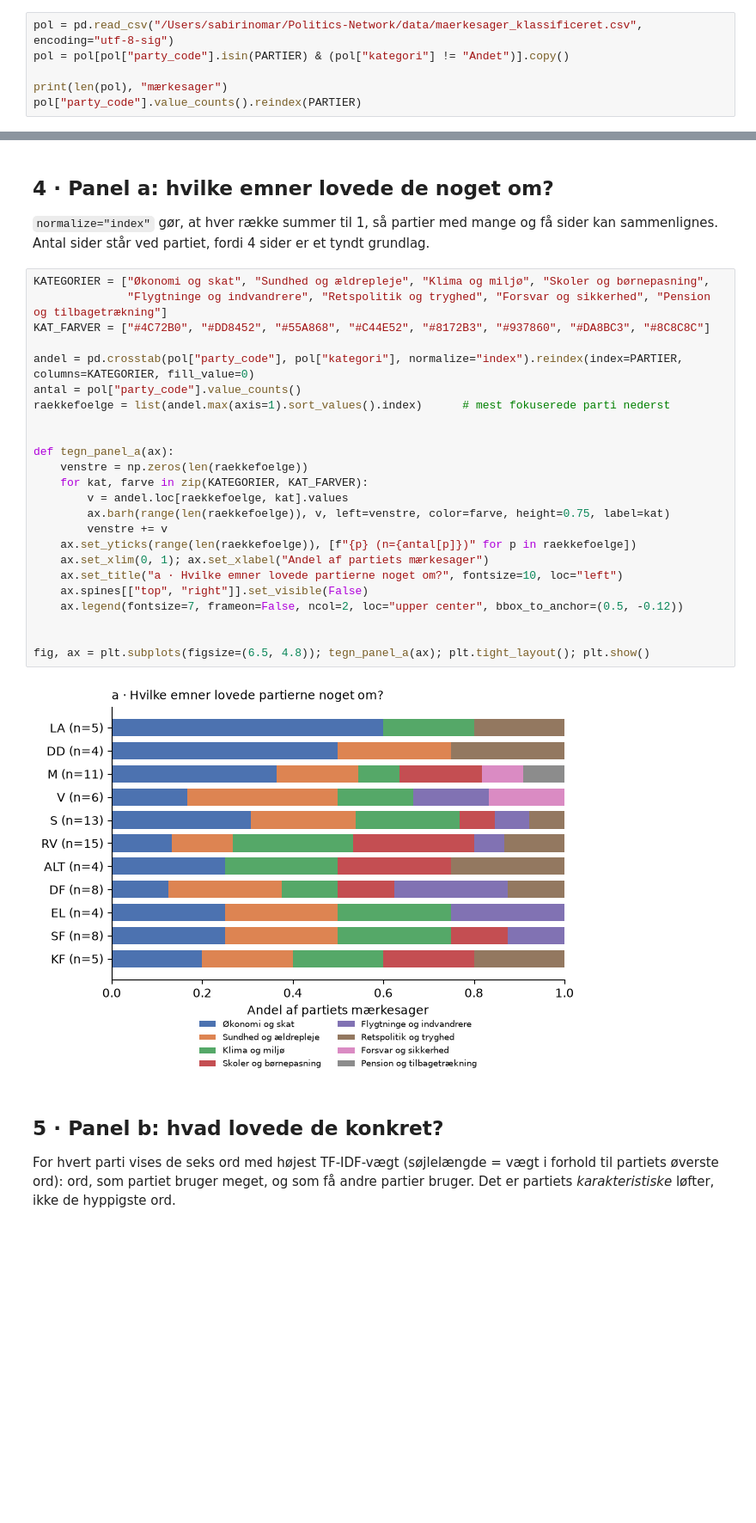
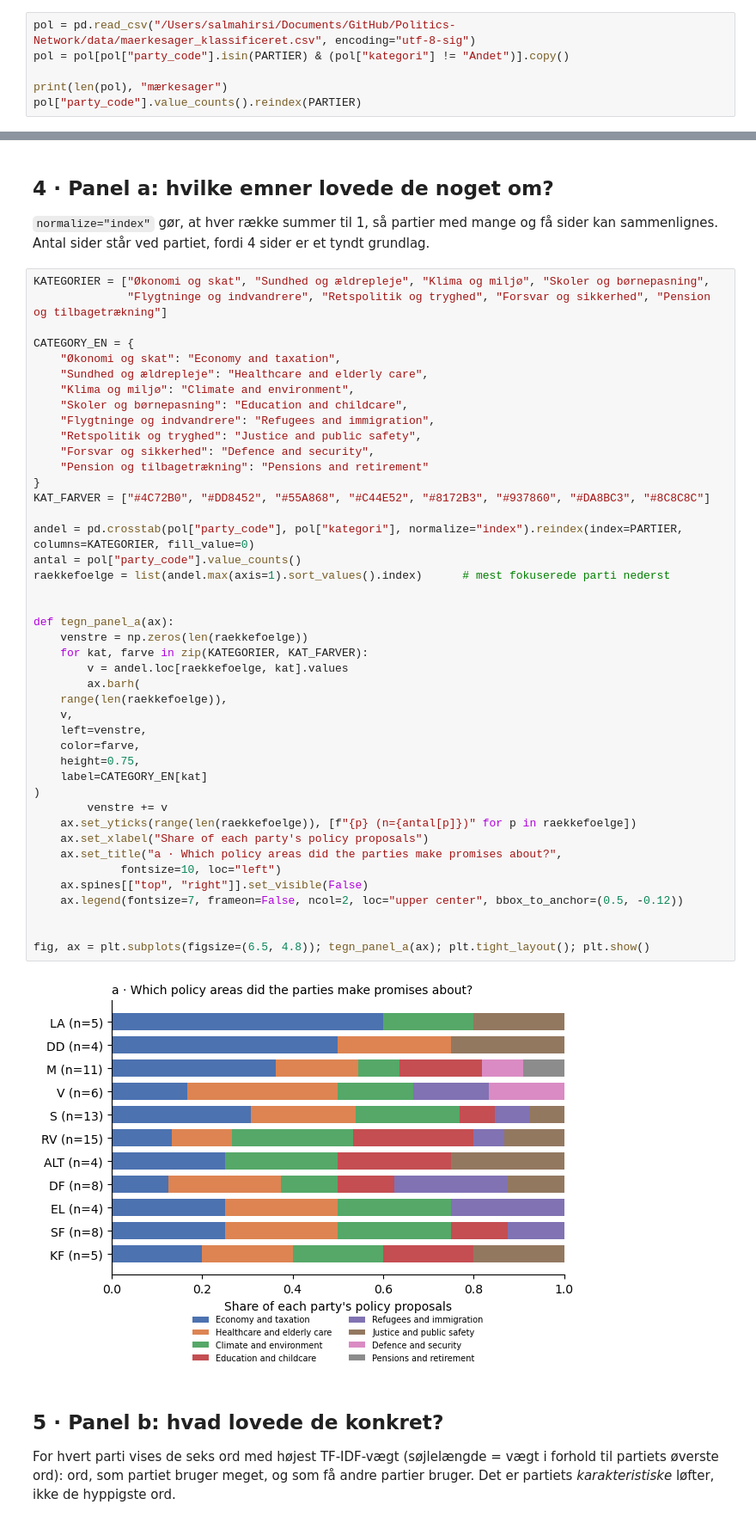
Before and after one commit to Signedue/Politics-Network, a Jupyter notebook: notebooks/HvadLovedeDe/fig1_hvad_lover_de.ipynb, the cells around one changed output, grey strips where cells are left out. Shown at 86% size. Drawn from its saved outputs; the diff is of its cells as text; blank space fills up the shorter version.

```diff
--- a/notebooks/HvadLovedeDe/fig1_hvad_lover_de.ipynb
+++ b/notebooks/HvadLovedeDe/fig1_hvad_lover_de.ipynb
@@ -32,7 +32,7 @@ FARVER = {"S": "#E32F3B", "V": "#254264", "M": "#B48CD2", "SF": "#E07EA8", "DD":
 # %% [markdown]
 ## 1 · Indlæs og filtrér
 # %%
-pol = pd.read_csv("/Users/sabirinomar/Politics-Network/data/maerkesager_klassificeret.csv", encoding="utf-8-sig")
+pol = pd.read_csv("/Users/salmahirsi/Documents/GitHub/Politics-Network/data/maerkesager_klassificeret.csv", encoding="utf-8-sig")
 pol = pol[pol["party_code"].isin(PARTIER) & (pol["kategori"] != "Andet")].copy()
 
 print(len(pol), "mærkesager")
@@ -136,29 +135,48 @@ dtype: float64
 # %%
 KATEGORIER = ["Økonomi og skat", "Sundhed og ældrepleje", "Klima og miljø", "Skoler og børnepasning",
               "Flygtninge og indvandrere", "Retspolitik og tryghed", "Forsvar og sikkerhed", "Pension og tilbagetrækning"]
+
+CATEGORY_EN = {
+    "Økonomi og skat": "Economy and taxation",
+    "Sundhed og ældrepleje": "Healthcare and elderly care",
+    "Klima og miljø": "Climate and environment",
+    "Skoler og børnepasning": "Education and childcare",
+    "Flygtninge og indvandrere": "Refugees and immigration",
+    "Retspolitik og tryghed": "Justice and public safety",
+    "Forsvar og sikkerhed": "Defence and security",
+    "Pension og tilbagetrækning": "Pensions and retirement"
+}
 KAT_FARVER = ["#4C72B0", "#DD8452", "#55A868", "#C44E52", "#8172B3", "#937860", "#DA8BC3", "#8C8C8C"]
 
 andel = pd.crosstab(pol["party_code"], pol["kategori"], normalize="index").reindex(index=PARTIER, columns=KATEGORIER, fill_value=0)
 antal = pol["party_code"].value_counts()
 raekkefoelge = list(andel.max(axis=1).sort_values().index)      # mest fokuserede parti nederst
 
 
 def tegn_panel_a(ax):
     venstre = np.zeros(len(raekkefoelge))
     for kat, farve in zip(KATEGORIER, KAT_FARVER):
         v = andel.loc[raekkefoelge, kat].values
-        ax.barh(range(len(raekkefoelge)), v, left=venstre, color=farve, height=0.75, label=kat)
+        ax.barh(
+    range(len(raekkefoelge)),
+    v,
+    left=venstre,
+    color=farve,
+    height=0.75,
+    label=CATEGORY_EN[kat]
+)
         venstre += v
     ax.set_yticks(range(len(raekkefoelge)), [f"{p} (n={antal[p]})" for p in raekkefoelge])
-    ax.set_xlim(0, 1); ax.set_xlabel("Andel af partiets mærkesager")
-    ax.set_title("a · Hvilke emner lovede partierne noget om?", fontsize=10, loc="left")
+    ax.set_xlabel("Share of each party's policy proposals")
+    ax.set_title("a · Which policy areas did the parties make promises about?",
+             fontsize=10, loc="left")
     ax.spines[["top", "right"]].set_visible(False)
     ax.legend(fontsize=7, frameon=False, ncol=2, loc="upper center", bbox_to_anchor=(0.5, -0.12))
 
 
 fig, ax = plt.subplots(figsize=(6.5, 4.8)); tegn_panel_a(ax); plt.tight_layout(); plt.show()
 # %% [output]
-[figure, old version]
+[figure, new version]
 # %% [markdown]
 ## 5 · Panel b: hvad lovede de konkret?
 
```
Also changed, not shown: parts of 10 cells of this notebook, 2 other files.
